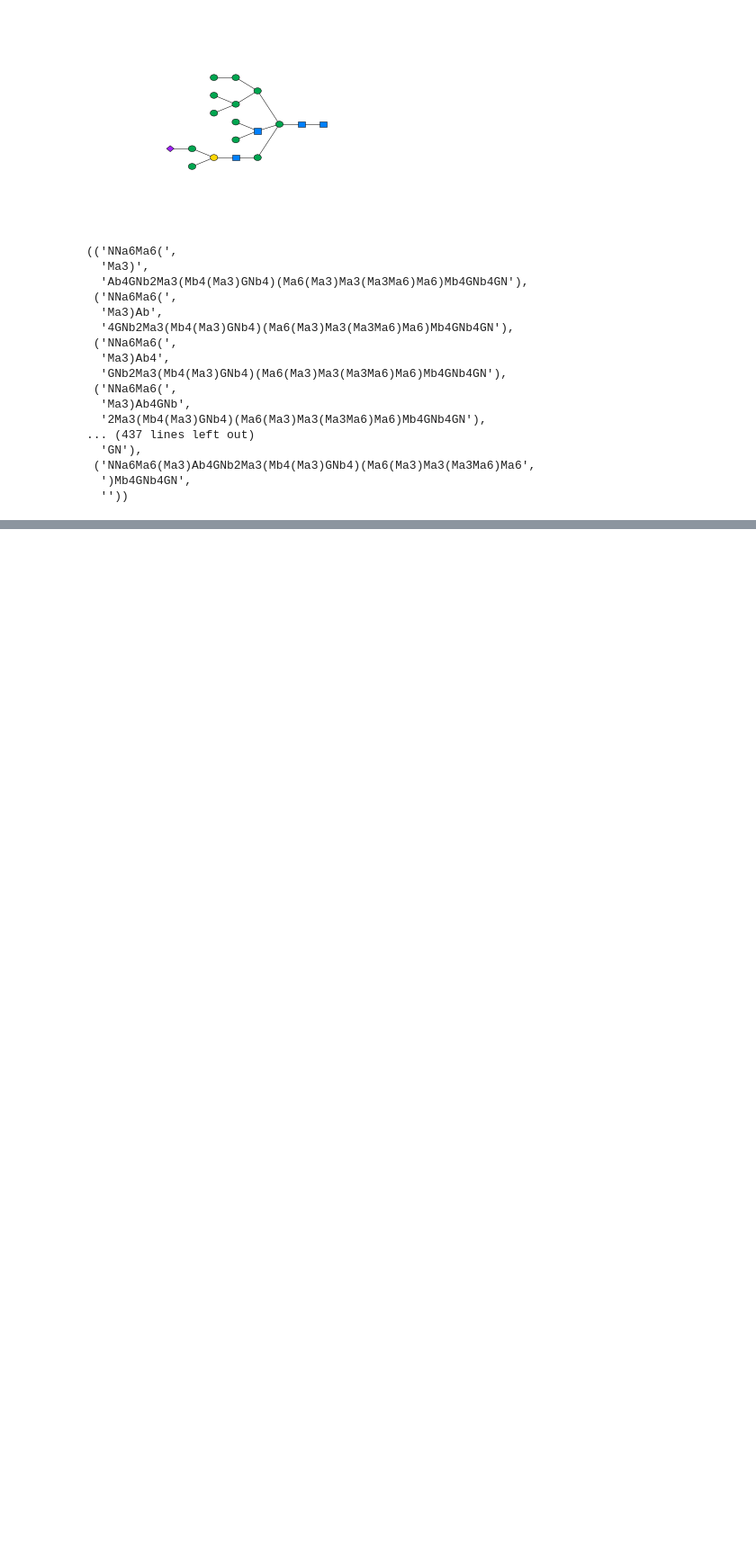
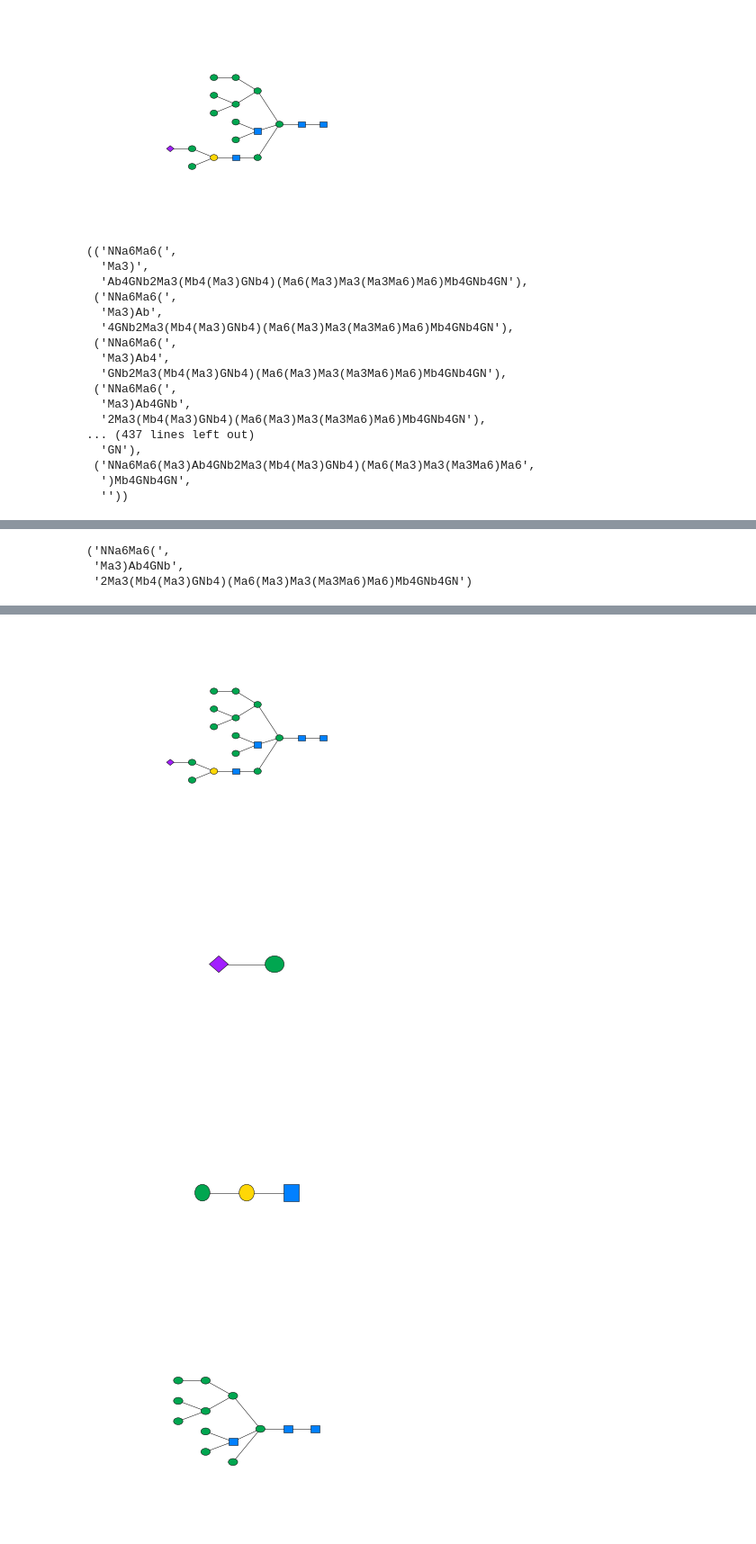
Before and after one commit to emeinhardt/gregex, a Jupyter notebook: gregex-dev.ipynb, the cells around one changed output, grey strips where cells are left out. Shown at 90% size. Saved outputs shown, nothing was run; the diff lists cells and outputs as text; code cells hidden in the pictures; blank space fills up the shorter version.

```diff
--- a/gregex-dev.ipynb
+++ b/gregex-dev.ipynb
@@ -1251,0 +1339,9 @@ Showing right context plot...
+# %%
+plottable_matches_w_contexts[3]
+# %% [output]
+('NNa6Ma6(',
+ 'Ma3)Ab4GNb',
+ '2Ma3(Mb4(Ma3)GNb4)(Ma6(Ma3)Ma3(Ma3Ma6)Ma6)Mb4GNb4GN')
+# %%
+analyze_match(3, plottable_matches_w_contexts)
+# %% [output]
@@ -1251,0 +1360,4 @@ Showing right context plot...
+[figure, added]
+[figure, added]
+[figure, added]
+[figure, added]
```
Also changed, not shown: parts of 37 cells of this notebook.
